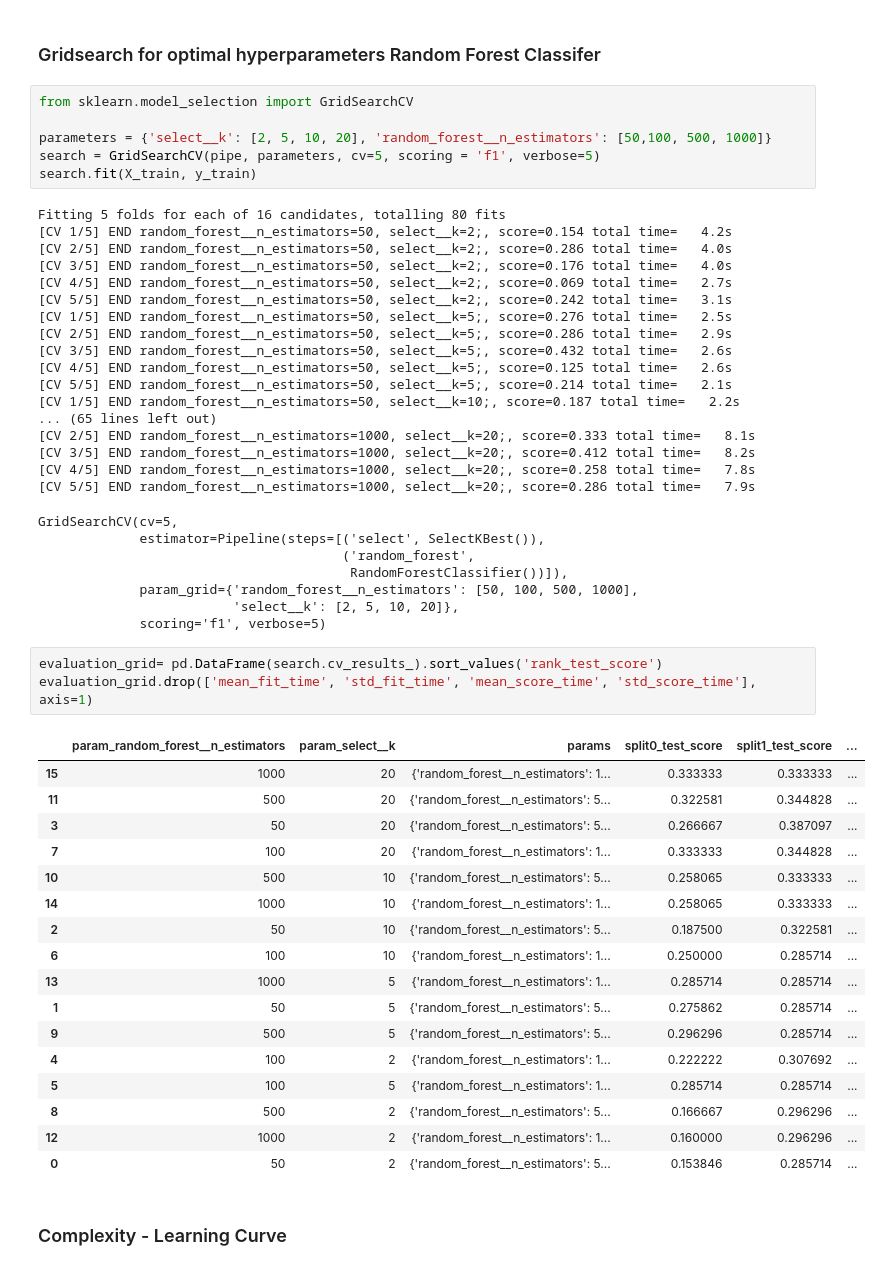
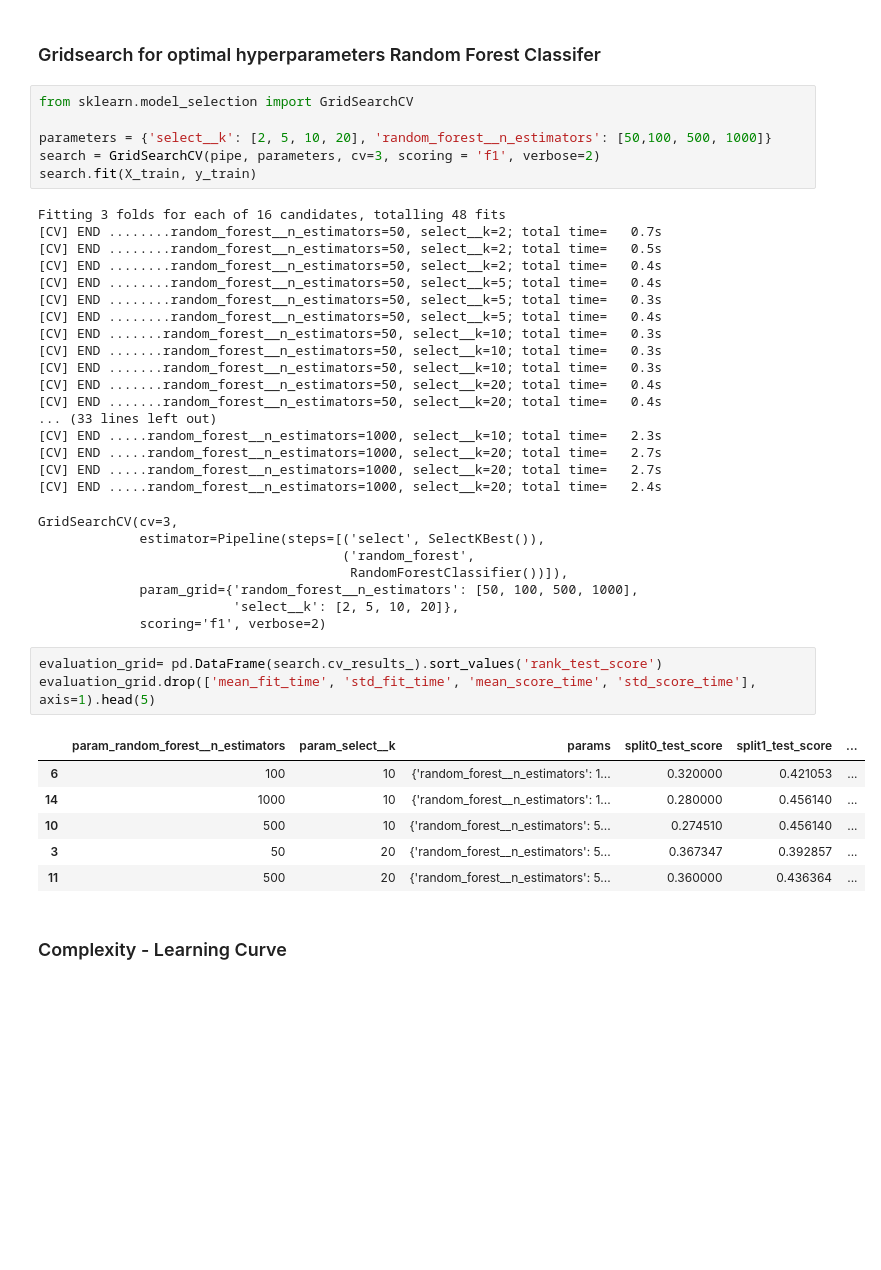
Before and after one commit to pienvangastel/tm10007_ml_group3, a Jupyter notebook: assignment_ecg.ipynb, the cells around one changed output. Drawn from its saved outputs; the diff is of its cells as text; blank space fills up the shorter version.

```diff
--- a/assignment_ecg.ipynb
+++ b/assignment_ecg.ipynb
@@ -60,54 +60,43 @@ pipe = Pipeline(steps=[('select', SelectKBest()), ("random_forest", random_fores
 from sklearn.model_selection import GridSearchCV
 
 parameters = {'select__k': [2, 5, 10, 20], 'random_forest__n_estimators': [50,100, 500, 1000]}
-search = GridSearchCV(pipe, parameters, cv=5, scoring = 'f1', verbose=5)
+search = GridSearchCV(pipe, parameters, cv=3, scoring = 'f1', verbose=2)
 search.fit(X_train, y_train)
 # %% [output]
-Fitting 5 folds for each of 16 candidates, totalling 80 fits
-[CV 1/5] END random_forest__n_estimators=50, select__k=2;, score=0.154 total time=   4.2s
-[CV 2/5] END random_forest__n_estimators=50, select__k=2;, score=0.286 total time=   4.0s
-[CV 3/5] END random_forest__n_estimators=50, select__k=2;, score=0.176 total time=   4.0s
-[CV 4/5] END random_forest__n_estimators=50, select__k=2;, score=0.069 total time=   2.7s
-[CV 5/5] END random_forest__n_estimators=50, select__k=2;, score=0.242 total time=   3.1s
-[CV 1/5] END random_forest__n_estimators=50, select__k=5;, score=0.276 total time=   2.5s
-[CV 2/5] END random_forest__n_estimators=50, select__k=5;, score=0.286 total time=   2.9s
-[CV 3/5] END random_forest__n_estimators=50, select__k=5;, score=0.432 total time=   2.6s
-[CV 4/5] END random_forest__n_estimators=50, select__k=5;, score=0.125 total time=   2.6s
-[CV 5/5] END random_forest__n_estimators=50, select__k=5;, score=0.214 total time=   2.1s
-[CV 1/5] END random_forest__n_estimators=50, select__k=10;, score=0.187 total time=   2.2s
-... (65 lines left out)
-[CV 2/5] END random_forest__n_estimators=1000, select__k=20;, score=0.333 total time=   8.1s
-[CV 3/5] END random_forest__n_estimators=1000, select__k=20;, score=0.412 total time=   8.2s
-[CV 4/5] END random_forest__n_estimators=1000, select__k=20;, score=0.258 total time=   7.8s
-[CV 5/5] END random_forest__n_estimators=1000, select__k=20;, score=0.286 total time=   7.9s
+Fitting 3 folds for each of 16 candidates, totalling 48 fits
+[CV] END ........random_forest__n_estimators=50, select__k=2; total time=   0.7s
+[CV] END ........random_forest__n_estimators=50, select__k=2; total time=   0.5s
+[CV] END ........random_forest__n_estimators=50, select__k=2; total time=   0.4s
+[CV] END ........random_forest__n_estimators=50, select__k=5; total time=   0.4s
+[CV] END ........random_forest__n_estimators=50, select__k=5; total time=   0.3s
+[CV] END ........random_forest__n_estimators=50, select__k=5; total time=   0.4s
+[CV] END .......random_forest__n_estimators=50, select__k=10; total time=   0.3s
+[CV] END .......random_forest__n_estimators=50, select__k=10; total time=   0.3s
+[CV] END .......random_forest__n_estimators=50, select__k=10; total time=   0.3s
+[CV] END .......random_forest__n_estimators=50, select__k=20; total time=   0.4s
+[CV] END .......random_forest__n_estimators=50, select__k=20; total time=   0.4s
+... (33 lines left out)
+[CV] END .....random_forest__n_estimators=1000, select__k=10; total time=   2.3s
+[CV] END .....random_forest__n_estimators=1000, select__k=20; total time=   2.7s
+[CV] END .....random_forest__n_estimators=1000, select__k=20; total time=   2.7s
+[CV] END .....random_forest__n_estimators=1000, select__k=20; total time=   2.4s
-GridSearchCV(cv=5,
+GridSearchCV(cv=3,
              estimator=Pipeline(steps=[('select', SelectKBest()),
                                        ('random_forest',
                                         RandomForestClassifier())]),
              param_grid={'random_forest__n_estimators': [50, 100, 500, 1000],
                          'select__k': [2, 5, 10, 20]},
-             scoring='f1', verbose=5)
+             scoring='f1', verbose=2)
 # %%
 evaluation_grid= pd.DataFrame(search.cv_results_).sort_values('rank_test_score')
-evaluation_grid.drop(['mean_fit_time', 'std_fit_time', 'mean_score_time', 'std_score_time'], axis=1)
+evaluation_grid.drop(['mean_fit_time', 'std_fit_time', 'mean_score_time', 'std_score_time'], axis=1).head(5)
 # %% [output]
 |  | param_random_forest__n_estimators | param_select__k | params | split0_test_score | split1_test_score | ... |
-| 15 | 1000 | 20 | {'random_forest__n_estimators': 1... | 0.333333 | 0.333333 | ... |
-| 11 | 500 | 20 | {'random_forest__n_estimators': 5... | 0.322581 | 0.344828 | ... |
-| 3 | 50 | 20 | {'random_forest__n_estimators': 5... | 0.266667 | 0.387097 | ... |
-| 7 | 100 | 20 | {'random_forest__n_estimators': 1... | 0.333333 | 0.344828 | ... |
-| 10 | 500 | 10 | {'random_forest__n_estimators': 5... | 0.258065 | 0.333333 | ... |
-| 14 | 1000 | 10 | {'random_forest__n_estimators': 1... | 0.258065 | 0.333333 | ... |
-| 2 | 50 | 10 | {'random_forest__n_estimators': 5... | 0.187500 | 0.322581 | ... |
-| 6 | 100 | 10 | {'random_forest__n_estimators': 1... | 0.250000 | 0.285714 | ... |
-| 13 | 1000 | 5 | {'random_forest__n_estimators': 1... | 0.285714 | 0.285714 | ... |
-| 1 | 50 | 5 | {'random_forest__n_estimators': 5... | 0.275862 | 0.285714 | ... |
-| 9 | 500 | 5 | {'random_forest__n_estimators': 5... | 0.296296 | 0.285714 | ... |
-| 4 | 100 | 2 | {'random_forest__n_estimators': 1... | 0.222222 | 0.307692 | ... |
-| 5 | 100 | 5 | {'random_forest__n_estimators': 1... | 0.285714 | 0.285714 | ... |
-| 8 | 500 | 2 | {'random_forest__n_estimators': 5... | 0.166667 | 0.296296 | ... |
-| 12 | 1000 | 2 | {'random_forest__n_estimators': 1... | 0.160000 | 0.296296 | ... |
-| 0 | 50 | 2 | {'random_forest__n_estimators': 5... | 0.153846 | 0.285714 | ... |
+| 6 | 100 | 10 | {'random_forest__n_estimators': 1... | 0.320000 | 0.421053 | ... |
+| 14 | 1000 | 10 | {'random_forest__n_estimators': 1... | 0.280000 | 0.456140 | ... |
+| 10 | 500 | 10 | {'random_forest__n_estimators': 5... | 0.274510 | 0.456140 | ... |
+| 3 | 50 | 20 | {'random_forest__n_estimators': 5... | 0.367347 | 0.392857 | ... |
+| 11 | 500 | 20 | {'random_forest__n_estimators': 5... | 0.360000 | 0.436364 | ... |
 # %% [markdown]
 ### Complexity - Learning Curve
 # %%
```
Also changed, not shown: parts of 3 cells of this notebook.
